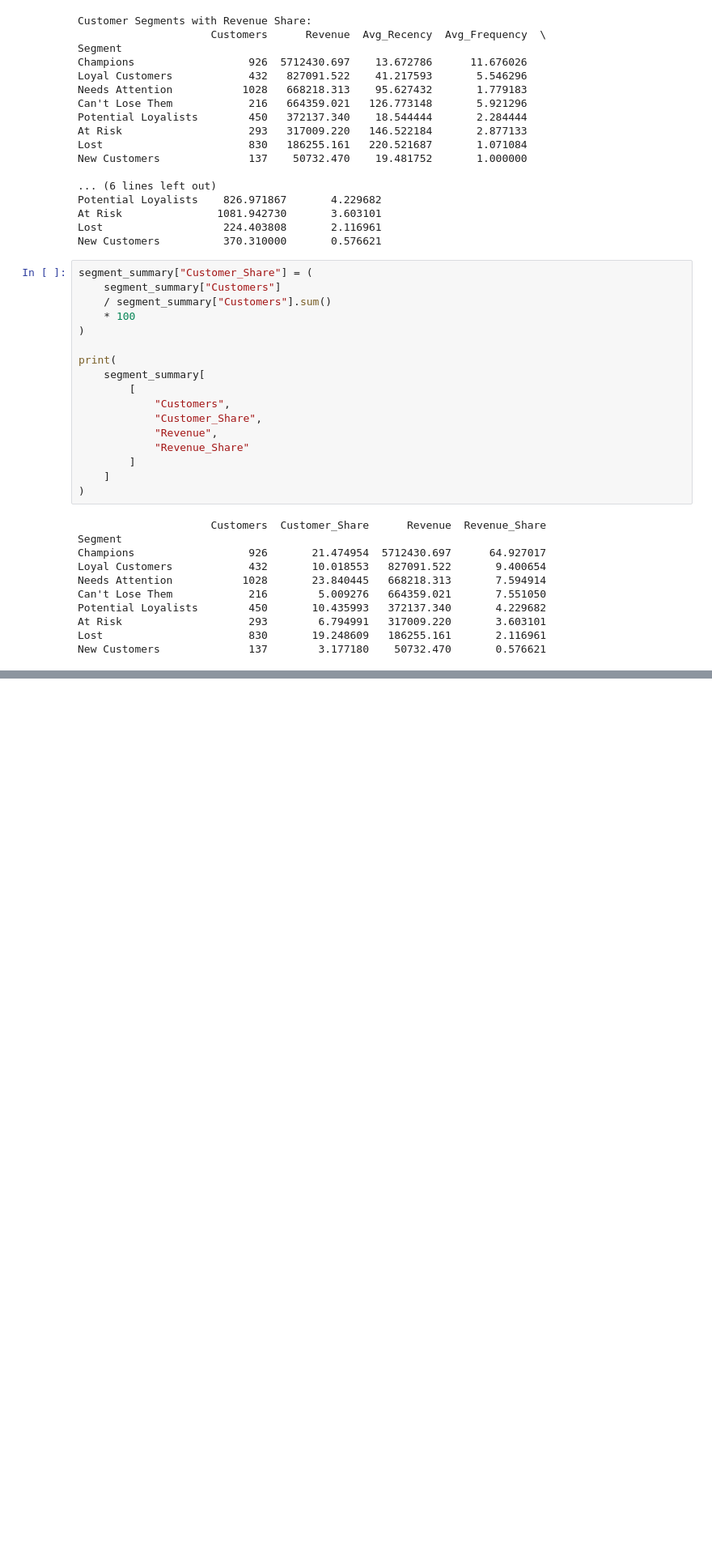
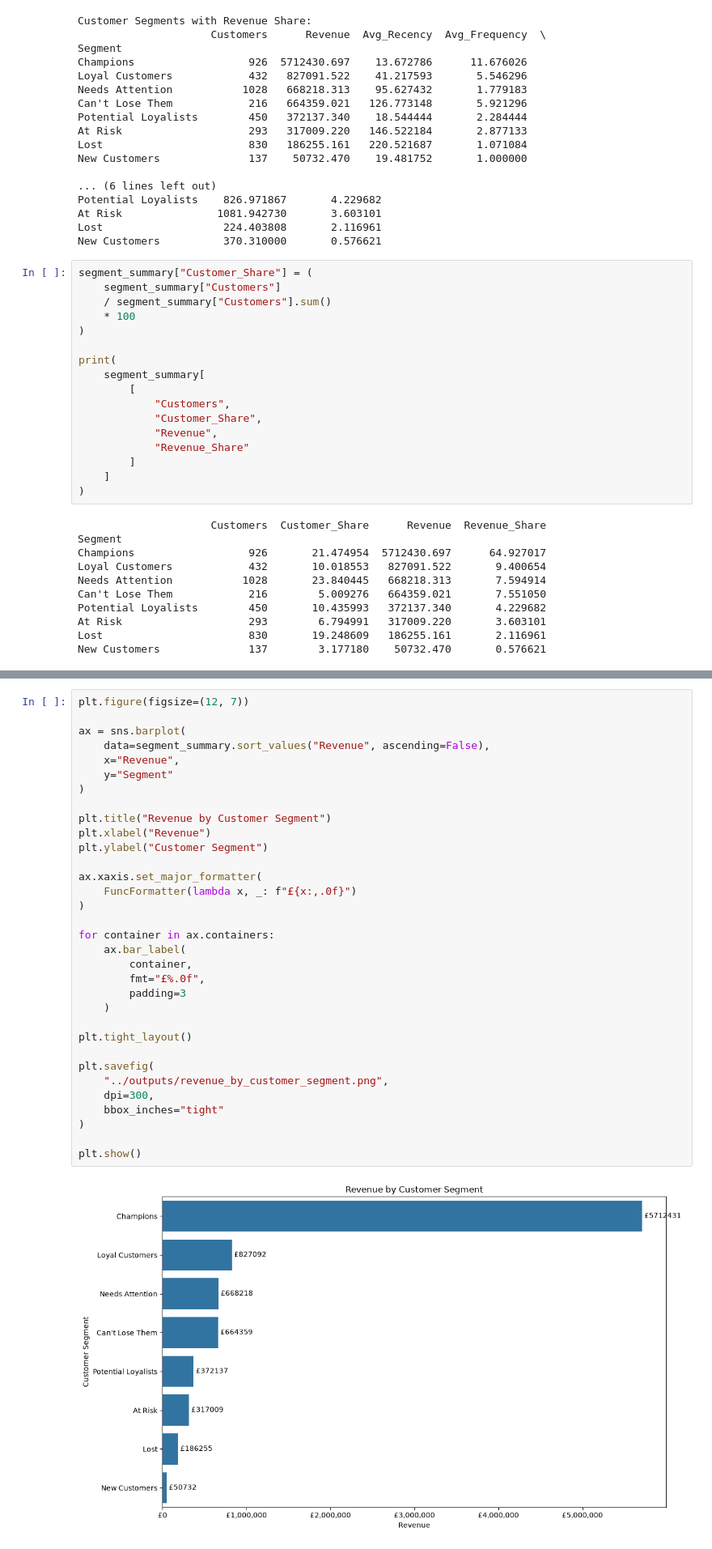
Before and after one commit to Ahmedd1901/ecommerce-sales-customer-analytics, a Jupyter notebook: src/customer_analysis.ipynb, the cells around one changed output, grey strips where cells are left out. Shown at 81% size. Drawn from its saved outputs; the diff is of its cells as text; blank space fills up the shorter version.

```diff
--- a/src/customer_analysis.ipynb
+++ b/src/customer_analysis.ipynb
@@ -533,0 +572,35 @@ New Customers              137        3.177180    50732.470       0.576621
+# %%
+plt.figure(figsize=(12, 7))
+
+ax = sns.barplot(
+    data=segment_summary.sort_values("Revenue", ascending=False),
+    x="Revenue",
+    y="Segment"
+)
+
+plt.title("Revenue by Customer Segment")
+plt.xlabel("Revenue")
+plt.ylabel("Customer Segment")
+
+ax.xaxis.set_major_formatter(
+    FuncFormatter(lambda x, _: f"£{x:,.0f}")
+)
+
+for container in ax.containers:
+    ax.bar_label(
+        container,
+        fmt="£%.0f",
+        padding=3
+    )
+
+plt.tight_layout()
+
+plt.savefig(
+    "../outputs/revenue_by_customer_segment.png",
+    dpi=300,
+    bbox_inches="tight"
+)
+
+plt.show()
+# %% [output]
+[figure, added]
```
Also changed, not shown: parts of 3 cells of this notebook, 9 other files.
